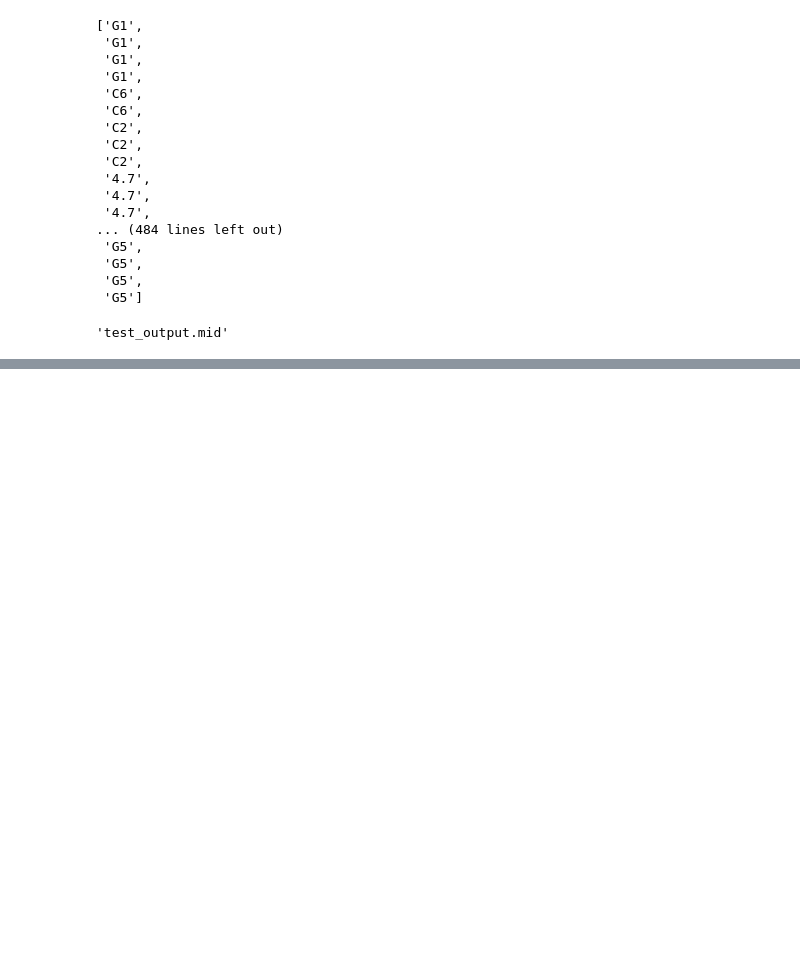
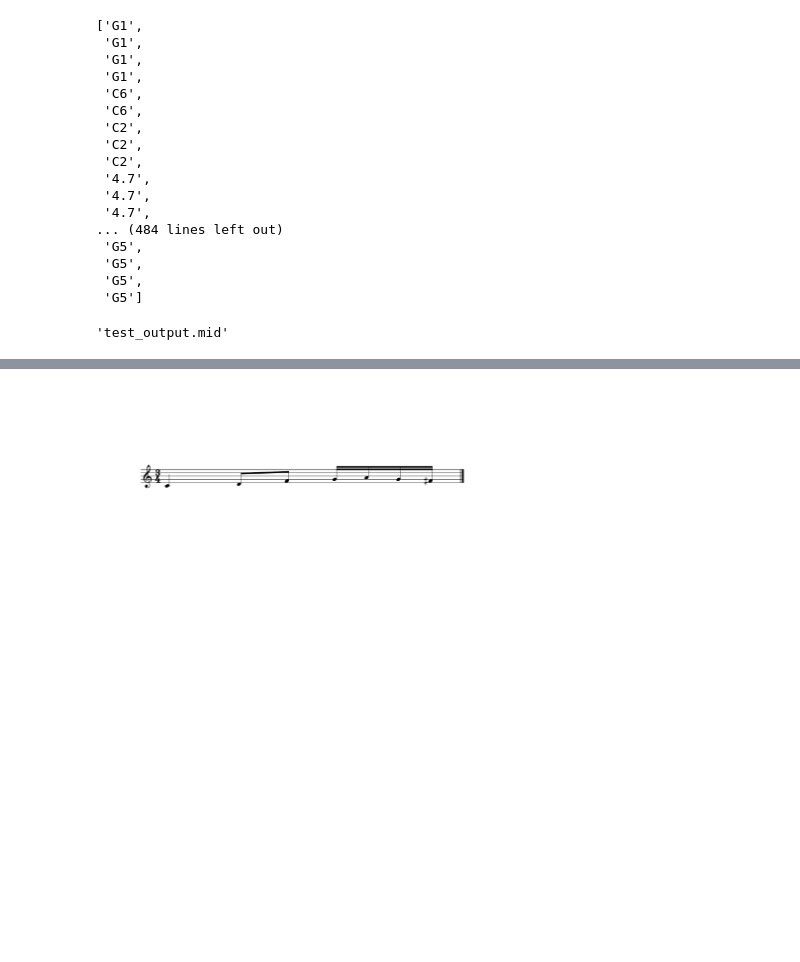
Before and after one commit to blueberrysmoooothie/music, a Jupyter notebook: test.ipynb, the cells around one changed output, grey strips where cells are left out. Drawn from its saved outputs; the diff is of its cells as text; code cells hidden in the pictures; blank space fills up the shorter version.

```diff
--- a/test.ipynb
+++ b/test.ipynb
@@ -257,0 +265,5 @@ midi_stream.write('midi', fp = 'test_output.mid')
+# %%
+s = converter.parse("tinyNotation: 3/4 c4 d8 f g16 a g f#")
+s.show('midi', fp='sample.mid')
+s.show()
+# %% [output]
@@ -257,0 +271 @@ midi_stream.write('midi', fp = 'test_output.mid')
+[figure, added]
```
Also changed, not shown: parts of 3 cells of this notebook, 2 other files.
